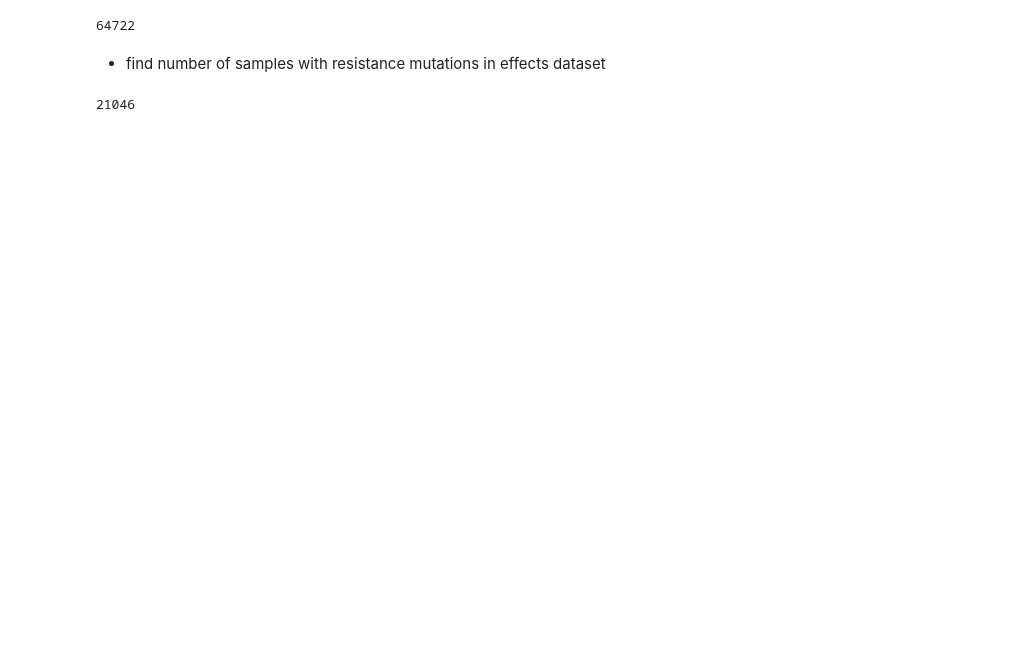
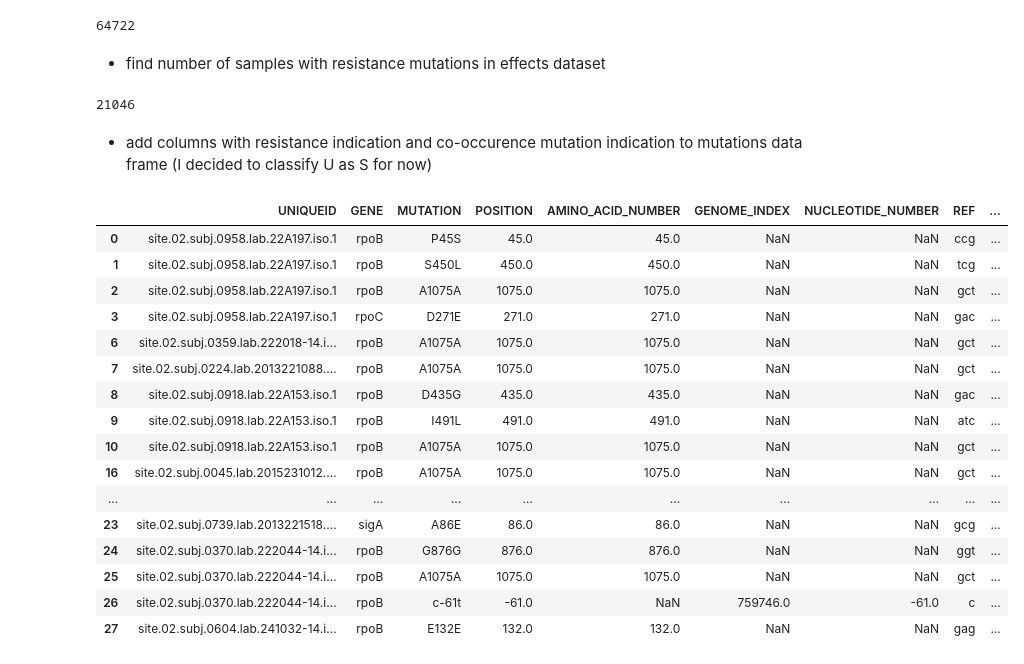
Before and after one commit to fowler-lab/tb-rnap-compensation, a Jupyter notebook: Putative_comp_mutations_general.ipynb, the cells around one changed output. Cells and saved outputs as stored; diff of their text form; code cells hidden in the pictures; blank space fills up the shorter version.

```diff
--- a/Putative_comp_mutations_general.ipynb
+++ b/Putative_comp_mutations_general.ipynb
@@ -163,3 +182,28 @@ len(MUTATIONS.UNIQUEID.value_counts())
 len(EFFECTS[(EFFECTS.PREDICTION=='R')].UNIQUEID.value_counts())
 # %% [output]
 21046
+# %% [markdown]
+- add columns with resistance indication and co-occurence mutation indication to mutations data frame  (I decided to classify U as S for now)
+# %%
+#only use the first line once
+#MUTATIONS['resistance']=False
+MUTATIONS.loc[MUTATIONS['UNIQUEID'].isin(EFFECTS[(EFFECTS.PREDICTION=='R')].UNIQUEID),'resistance']=True
+MUTATIONS[:20]
+# %% [output]
+|  | UNIQUEID | GENE | MUTATION | POSITION | AMINO_ACID_NUMBER | GENOME_INDEX | NUCLEOTIDE_NUMBER | REF | ... |
+| 0 | site.02.subj.0958.lab.22A197.iso.1 | rpoB | P45S | 45.0 | 45.0 | NaN | NaN | ccg | ... |
+| 1 | site.02.subj.0958.lab.22A197.iso.1 | rpoB | S450L | 450.0 | 450.0 | NaN | NaN | tcg | ... |
+| 2 | site.02.subj.0958.lab.22A197.iso.1 | rpoB | A1075A | 1075.0 | 1075.0 | NaN | NaN | gct | ... |
+| 3 | site.02.subj.0958.lab.22A197.iso.1 | rpoC | D271E | 271.0 | 271.0 | NaN | NaN | gac | ... |
+| 6 | site.02.subj.0359.lab.222018-14.i... | rpoB | A1075A | 1075.0 | 1075.0 | NaN | NaN | gct | ... |
+| 7 | site.02.subj.0224.lab.2013221088.... | rpoB | A1075A | 1075.0 | 1075.0 | NaN | NaN | gct | ... |
+| 8 | site.02.subj.0918.lab.22A153.iso.1 | rpoB | D435G | 435.0 | 435.0 | NaN | NaN | gac | ... |
+| 9 | site.02.subj.0918.lab.22A153.iso.1 | rpoB | I491L | 491.0 | 491.0 | NaN | NaN | atc | ... |
+| 10 | site.02.subj.0918.lab.22A153.iso.1 | rpoB | A1075A | 1075.0 | 1075.0 | NaN | NaN | gct | ... |
+| 16 | site.02.subj.0045.lab.2015231012.... | rpoB | A1075A | 1075.0 | 1075.0 | NaN | NaN | gct | ... |
+| ... | ... | ... | ... | ... | ... | ... | ... | ... | ... |
+| 23 | site.02.subj.0739.lab.2013221518.... | sigA | A86E | 86.0 | 86.0 | NaN | NaN | gcg | ... |
+| 24 | site.02.subj.0370.lab.222044-14.i... | rpoB | G876G | 876.0 | 876.0 | NaN | NaN | ggt | ... |
+| 25 | site.02.subj.0370.lab.222044-14.i... | rpoB | A1075A | 1075.0 | 1075.0 | NaN | NaN | gct | ... |
+| 26 | site.02.subj.0370.lab.222044-14.i... | rpoB | c-61t | -61.0 | NaN | 759746.0 | -61.0 | c | ... |
+| 27 | site.02.subj.0604.lab.241032-14.i... | rpoB | E132E | 132.0 | 132.0 | NaN | NaN | gag | ... |
```
Also changed, not shown: parts of 22 cells of this notebook.
